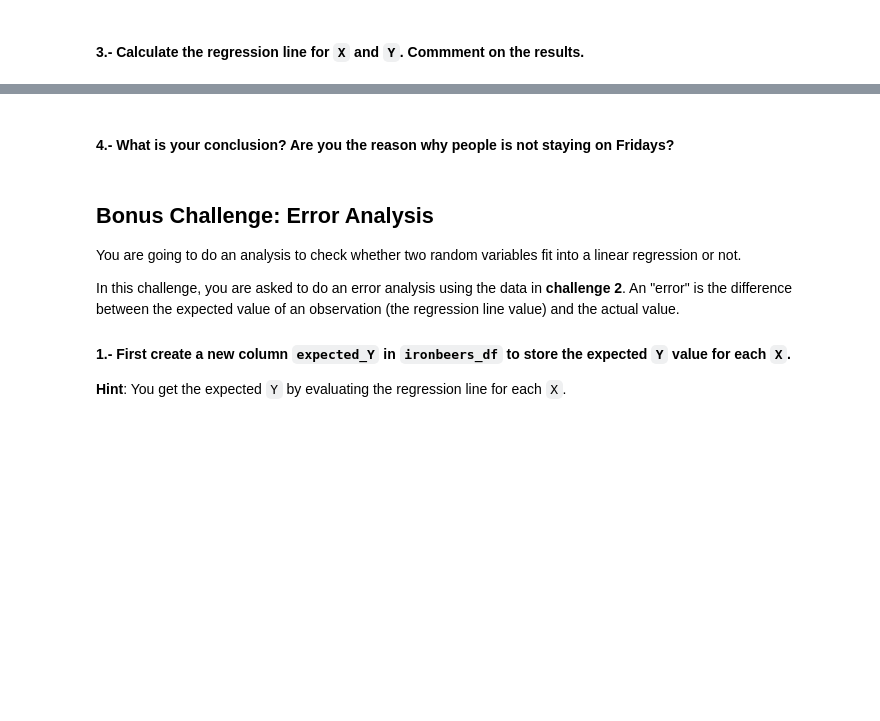
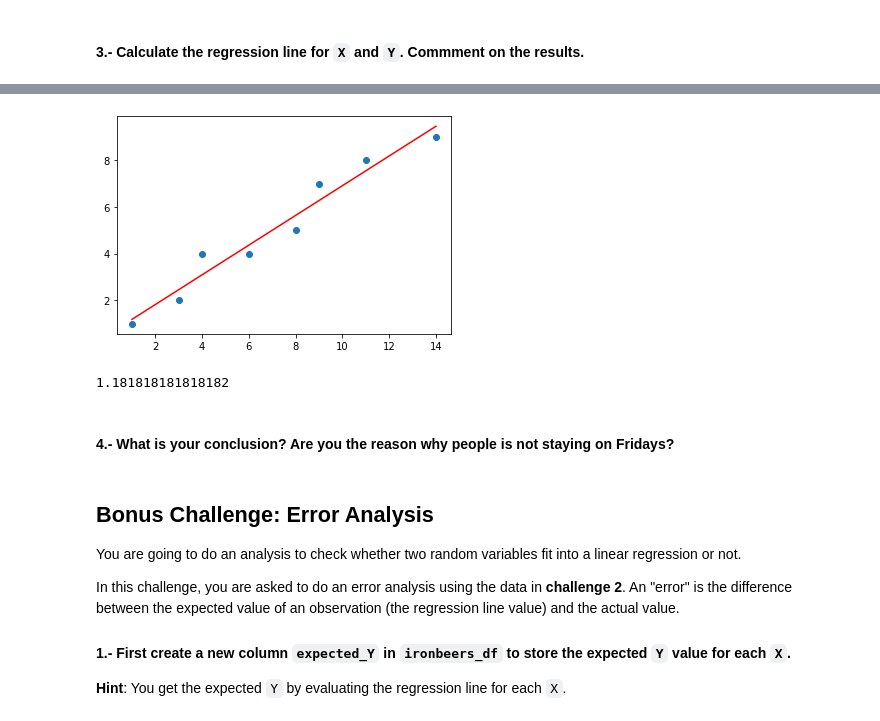
Before and after one commit to ta-data-bcn/lab-linear-regression-correlation, a Jupyter notebook: your-code/main.ipynb, the cells around one changed output, grey strips where cells are left out. Cells and saved outputs as stored; diff of their text form; code cells hidden in the pictures; blank space fills up the shorter version.

```diff
--- a/your-code/main.ipynb
+++ b/your-code/main.ipynb
@@ -59,12 +64,12 @@ That indicates that the highest the age of the employee, the least absences he m
 # %%
-def slope_intercept_calculator(df, x, y):
-    nominator = df[y][1] - df[y][0]
-    denominator = df[x][1] - df[x][0]
+def slope_intercept_calculator(df, X, Y):
+    x = substract_mean(df, X)
+    y = substract_mean(df, Y)
+    nominator = sum([i*j for i,j in zip(x,y)])
+    denominator = sum([i**2 for i in x])
     slope = nominator/denominator
-    print(slope)
 
-    intercept = df[y][0] - (slope * df[x][0])
-    print(intercept)
+    intercept = df[Y].mean() - (slope * df[X].mean())
 
     return slope, intercept
 
@@ -221,2 +229,18 @@ correlation_coefficient(ironbeers_df, "X", "Y")
+# %%
+x = list(ironbeers_df['X'])
+y = [m * j + b for j in x]
+
+plt.scatter(ironbeers_df['X'], ironbeers_df['Y'])
+plt.plot(x,y,'-r')
+plt.show()
+# %% [output]
+[figure, added]
+# %%
+# if you tell one more person to stay, one person and one leg stays
+
+y = 0.6363636363636364 * 1 + 0.5454545454545459
+y
+# %% [output]
+1.181818181818182
 # %% [markdown]
 #### 4.- What is your conclusion? Are you the reason why people is not staying on Fridays?
```
Also changed, not shown: parts of 20 cells of this notebook.
